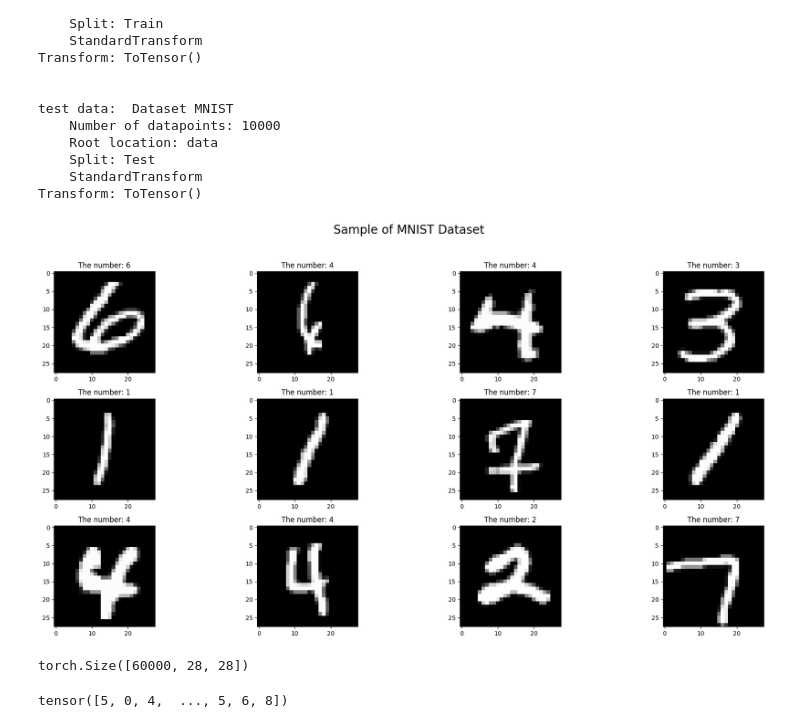
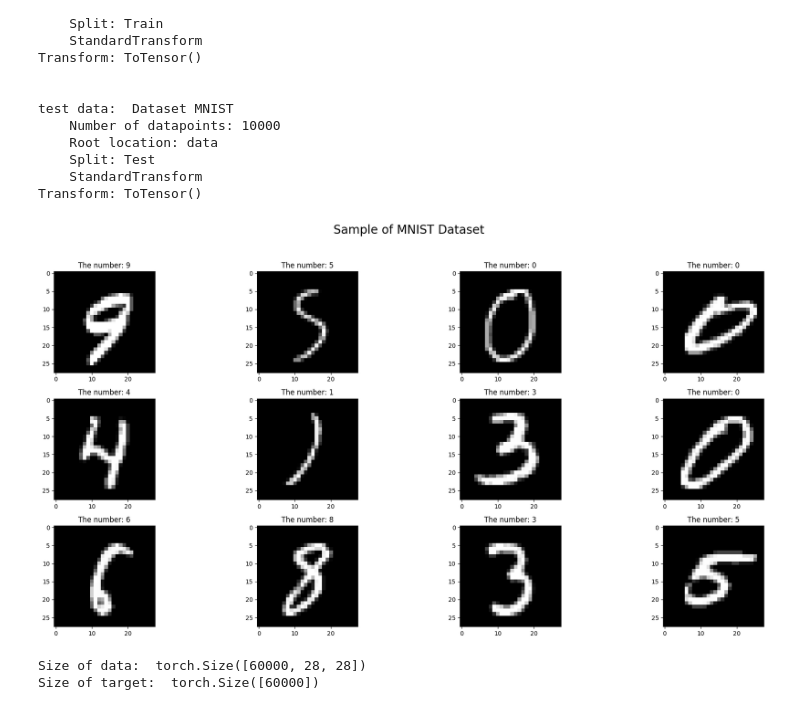
Before and after one commit to rzadrzi/deep-learning-pytorch, a Jupyter notebook: ANN/mnist.ipynb, the cells around one changed output. Saved outputs shown, nothing was run; the diff lists cells and outputs as text; code cells hidden in the pictures.

Commit message:
ANN Model
MNIST dataset

Train and test the model

```diff
--- a/ANN/mnist.ipynb
+++ b/ANN/mnist.ipynb
@@ -14,13 +19,16 @@ from torchvision import datasets,transforms
 
 %matplotlib inline
 # %%
-train_data = datasets.MNIST(root='data',
-train = True,
-download=True,
-transform=transforms.ToTensor())
+# download datasets
+train_data = datasets.MNIST(
+    root='data',
+    train = True,
+    download=True,
+    transform=transforms.ToTensor())
 
-test_data = datasets.MNIST(root='data',
-train = False,
-download=True,
-transform=transforms.ToTensor())
+test_data = datasets.MNIST(
+    root='data',
+    train = False,
+    download=True,
+    transform=transforms.ToTensor())
 # %%
@@ -44,23 +57,15 @@ Transform: ToTensor()
 # %%
+# schow 12 randomly iamges
 fig,axs = plt.subplots(3,4,figsize=(20,10))
 for ax in axs.flatten():
   # pick a random image
-  random_index = np.random.randint(0,high=60000)
+  random_index = np.random.randint(0,high=train_data.targets.size(0))
   img, label = train_data[random_index]
   ax.imshow(img.numpy()[0], cmap='gray')
   ax.set_title(f'The number: {label}')
 
 plt.suptitle('Sample of MNIST Dataset',fontsize=20)
 plt.tight_layout(rect=[0,0,1,.95])
 plt.show()
 # %% [output]
-[figure, old version]
+[figure, new version]
-# %%
-train_data.data.shape
-# dataset.data.unsqueeze(1).clone()
-# %% [output]
-torch.Size([60000, 28, 28])
-# %%
-train_data.targets
-# %% [output]
-tensor([5, 0, 4,  ..., 5, 6, 8])
@@ -70,0 +72,6 @@ class Net(nn.Module):
+# %%
+print("Size of data: ", train_data.data.size())
+print("Size of target: ", train_data.targets.size())
+# %% [output]
+Size of data:  torch.Size([60000, 28, 28])
+Size of target:  torch.Size([60000])
```
Also changed, not shown: parts of 14 cells of this notebook.
